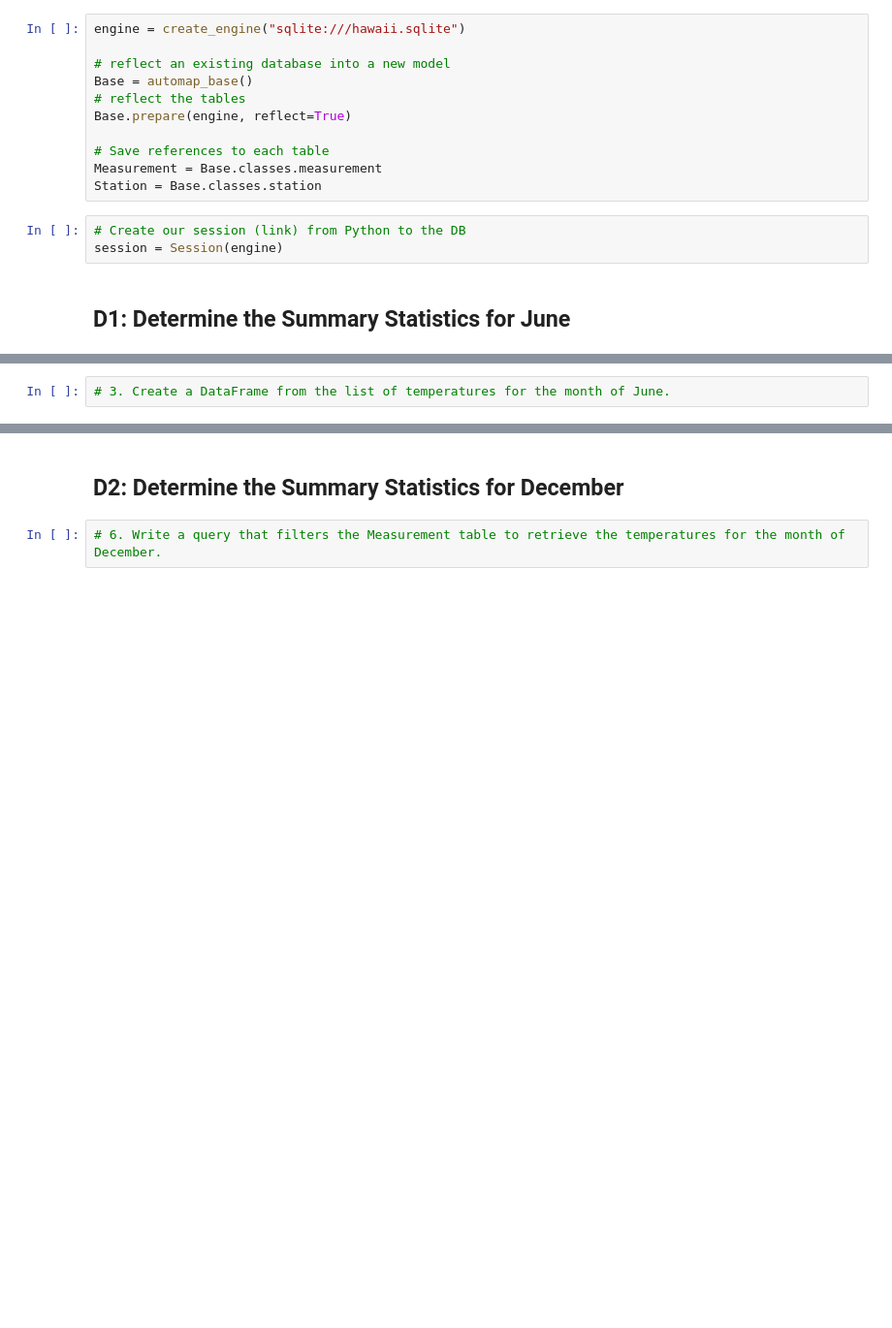
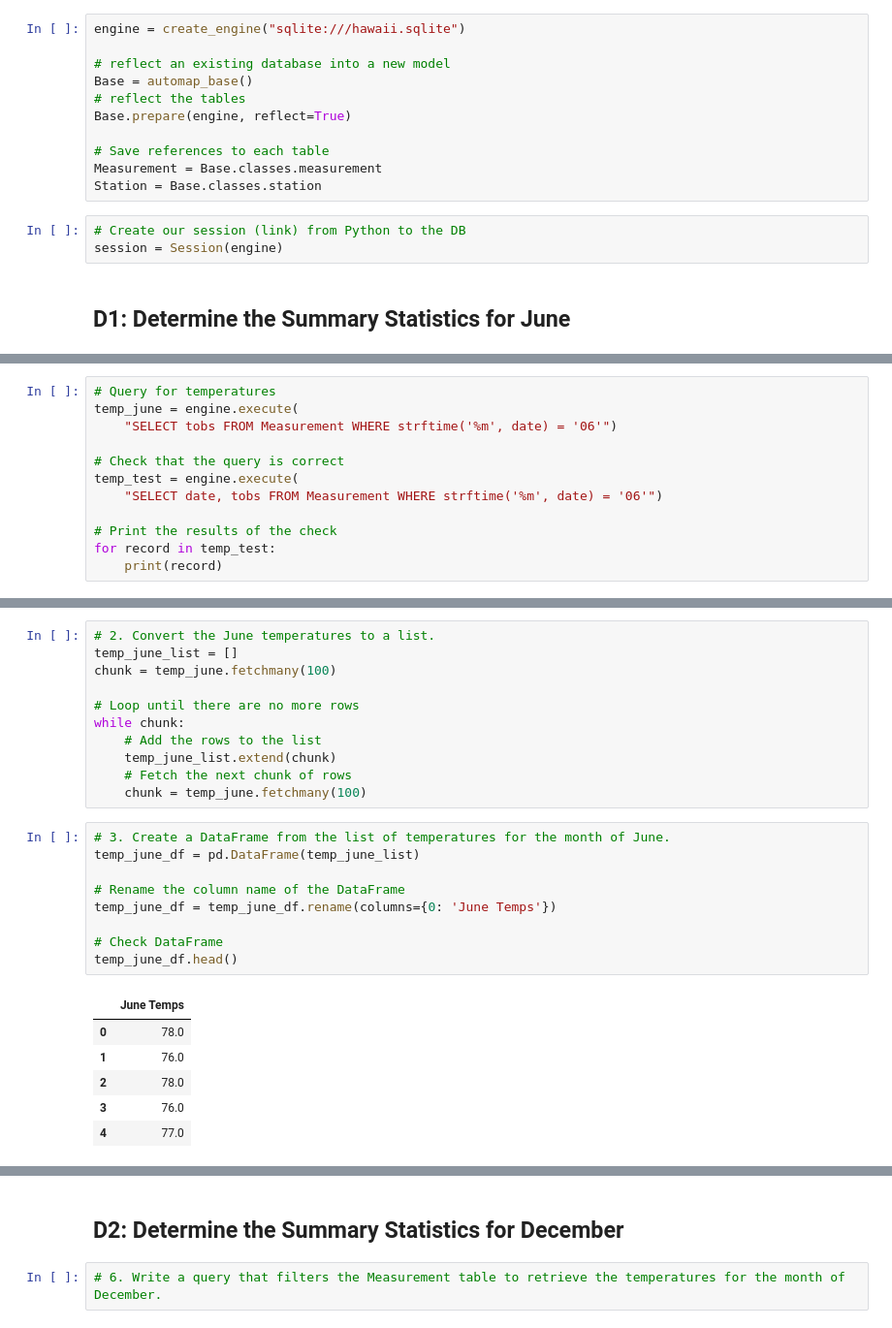
Before and after one commit to teresa-le/Surfs_Up, a Jupyter notebook: SurfsUp_Challenge.ipynb, the cells around one changed output, grey strips where cells are left out. Shown at 97% size. Saved outputs shown, nothing was run; the diff lists cells and outputs as text; blank space fills up the shorter version.

```diff
--- a/SurfsUp_Challenge.ipynb
+++ b/SurfsUp_Challenge.ipynb
@@ -44,0 +56,12 @@ NameError: name 'inspector' is not defined
+# %%
+# Query for temperatures
+temp_june = engine.execute(
+    "SELECT tobs FROM Measurement WHERE strftime('%m', date) = '06'")
+
+# Check that the query is correct
+temp_test = engine.execute(
+    "SELECT date, tobs FROM Measurement WHERE strftime('%m', date) = '06'")
+
+# Print the results of the check
+for record in temp_test:
+    print(record)
@@ -45,4 +86,29 @@ NameError: name 'inspector' is not defined
+# %%
+# 2. Convert the June temperatures to a list.
+temp_june_list = []
+chunk = temp_june.fetchmany(100)
+
+# Loop until there are no more rows
+while chunk:
+    # Add the rows to the list
+    temp_june_list.extend(chunk)
+    # Fetch the next chunk of rows
+    chunk = temp_june.fetchmany(100)
 # %%
 # 3. Create a DataFrame from the list of temperatures for the month of June.
+temp_june_df = pd.DataFrame(temp_june_list)
+
+# Rename the column name of the DataFrame
+temp_june_df = temp_june_df.rename(columns={0: 'June Temps'})
+
+# Check DataFrame
+temp_june_df.head()
+# %% [output]
+|  | June Temps |
+| 0 | 78.0 |
+| 1 | 76.0 |
+| 2 | 78.0 |
+| 3 | 76.0 |
+| 4 | 77.0 |
 # %%
 # 4. Calculate and print out the summary statistics for the June temperature DataFrame.
```
Also changed, not shown: parts of 6 cells of this notebook.
